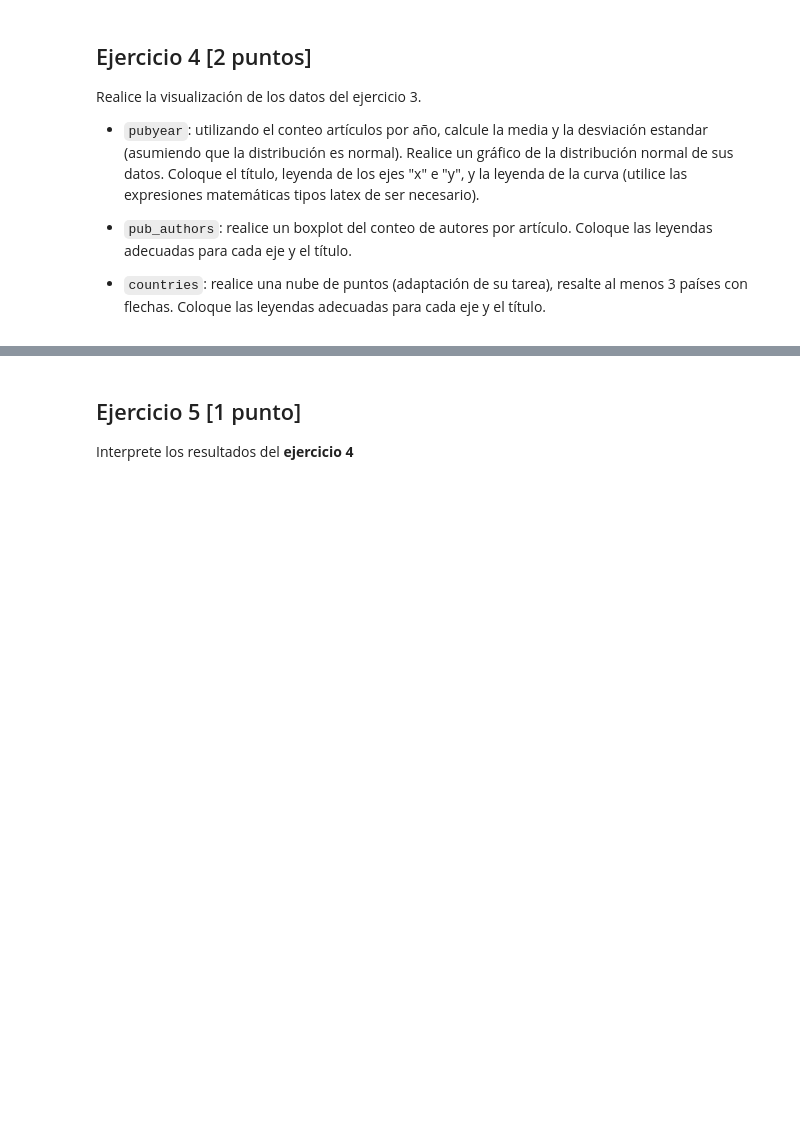
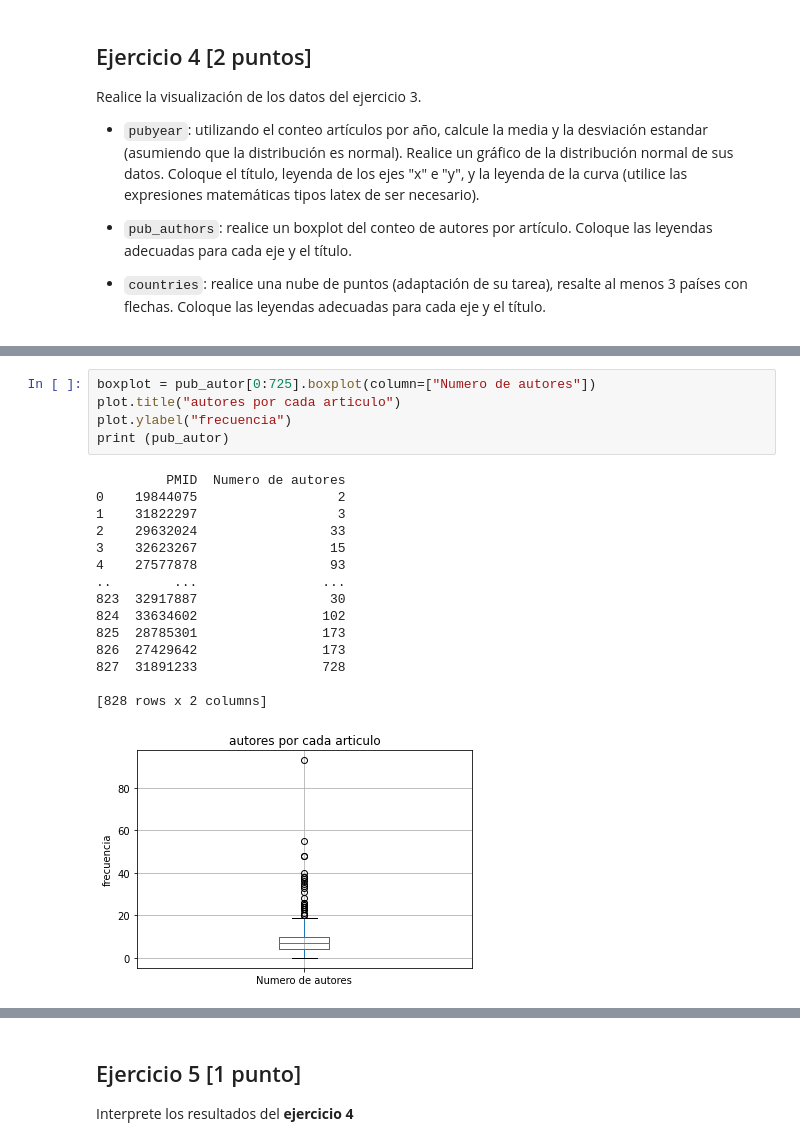
Before and after one commit to DamarisVinueza/GBI6_ExamenPython, a Jupyter notebook: 2021II_GBI6_ExamenParcialPython.ipynb, the cells around one changed output, grey strips where cells are left out. Drawn from its saved outputs; the diff is of its cells as text; blank space fills up the shorter version.

```diff
--- a/2021II_GBI6_ExamenParcialPython.ipynb
+++ b/2021II_GBI6_ExamenParcialPython.ipynb
@@ -207,0 +226,21 @@ Realice la visualización de los datos del ejercicio 3.
+# %%
+boxplot = pub_autor[0:725].boxplot(column=["Numero de autores"])
+plot.title("autores por cada articulo")
+plot.ylabel("frecuencia")
+print (pub_autor)
+# %% [output]
+         PMID  Numero de autores
+0    19844075                  2
+1    31822297                  3
+2    29632024                 33
+3    32623267                 15
+4    27577878                 93
+..        ...                ...
+823  32917887                 30
+824  33634602                102
+825  28785301                173
+826  27429642                173
+827  31891233                728
+
+[828 rows x 2 columns]
+[figure, added]
```
Also changed, not shown: parts of 3 cells of this notebook.
